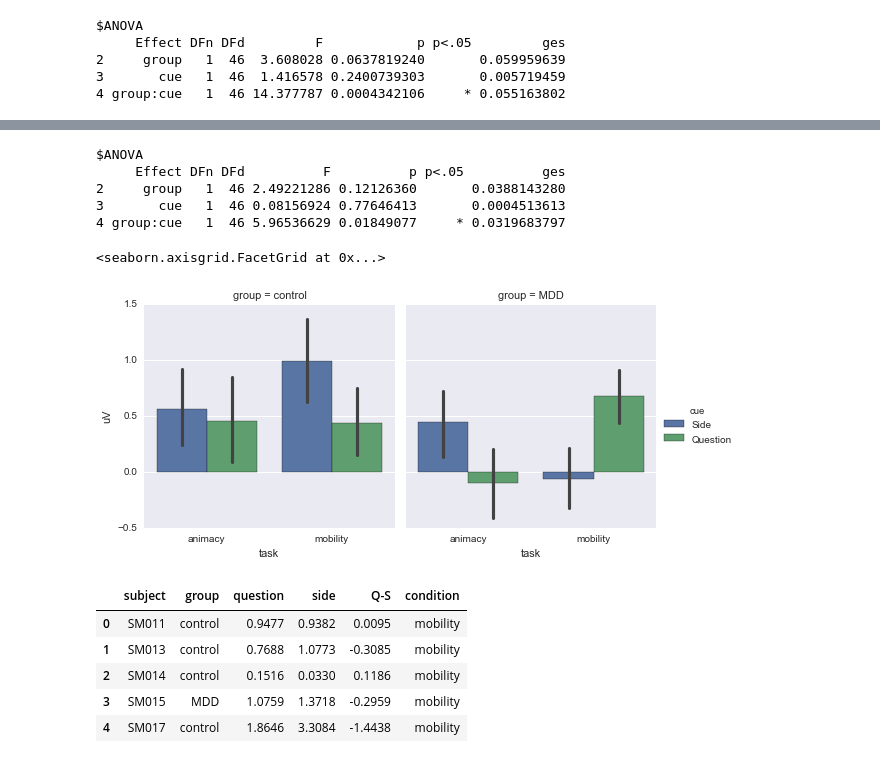
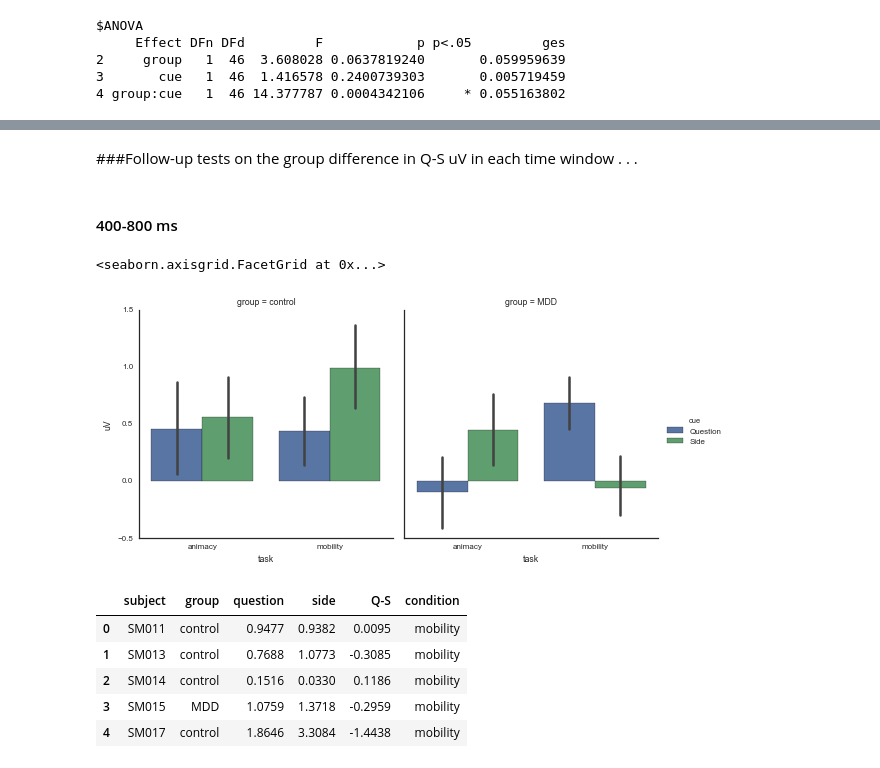
Before and after one commit to dgdillon/source-mem-paper, a Jupyter notebook: Source_ReAnalysis.ipynb, the cells around one changed output, grey strips where cells are left out. Cells and saved outputs as stored; diff of their text form; code cells hidden in the pictures.

```diff
--- a/Source_ReAnalysis.ipynb
+++ b/Source_ReAnalysis.ipynb
@@ -1553,6 +1592,8 @@ So the **bottom line** with respect to confidence is that everybody is more conf
 ## ERPs
 # %% [markdown]
 Let's try the same Group x Cue x Task approach with the ANOVAs, relying on the MUT. The challenge with that is that's it not possible to simply run the ANOVA in one-step, so we will need to do it in a more piecemeal fashion. Here's how: (1) in controls, compute a "mobility - animacy" difference wave under the Question cue (so Q:M-A), repeat that under the Side cue (so S:M-A), and the compute a difference of differences (so Q:M-A minus S:M-A); (2) repeat all that in the MDD group; and (3) do Controls vs. MDD for Q:M-A minus S:M-A. That is the equivalent of the full 2 x 2 x 2 ANOVA. If we find significant group differences, we can look at the waveforms in electrodes that show the difference.
+# %%
+path2erps = '/Users/danieldillon/Work/Expts/SOURCE/Analysis/ERPs/'
 # %%
 %cd {path2erps + 'MeanAmps/'}
 # %% [output]
@@ -1562,10 +1603,11 @@ Let's try the same Group x Cue x Task approach with the ANOVAs, relying on the M
 
 def elec2laterality(electrode):
 
-    left = [34,35,40,41,42,46,47,50,51,52,53,57,59,61,65,66,
-            69,71,74,58,60,26,19,24,27,33,67,70]
-    right = [90,91,85,92,96,97,2,4,124,123,122,77,83]
-    midline = [62,72,75]
+    left = [48,49,43,56,44,38,57,63,128,39,45,50,32,33,40,46,58,64,68,34,51,35,41,47,25,26,27,59,65,28,52,36,69,
+           42,23,29,73,24,53,22,60,66,21,20,30,37,70,127,18,19,13,31,54,61,67,74,71,12,7]
+    right = [5,106,126,10,4,112,80,79,78,77,76,82,14,118,105,87,83,9,86,85,84,88,3,124,111,104,93,89,117,92,8,2,
+             123,98,91,90,110,103,116,97,1,122,109,102,96,95,94,115,108,101,125,121,114,100,99,120,113,107,119]
+    midline = [17,15,16,11,6,55,62,72,75,81]
 
     if electrode in left:
         laterality = 'left'
@@ -1975,19 +1997,13 @@ $ANOVA
-# %%
-all_par5_MI = all_par5[all_par5.task == 'mobility']
-%Rpush all_par5_MI
-%R uv_par5_MI <- ezANOVA(dv=uV, wid=subject, within=cue, between=group, data=all_par5_MI)
-%R print(uv_par5_MI)
-# %% [output]
-$ANOVA
-     Effect DFn DFd          F          p p<.05          ges
-2     group   1  46 2.49221286 0.12126360       0.0388143280
-3       cue   1  46 0.08156924 0.77646413       0.0004513613
-4 group:cue   1  46 5.96536629 0.01849077     * 0.0319683797
+# %% [markdown]
+###Follow-up tests on the group difference in Q-S uV in each time window . . .
+# %% [markdown]
+#### 400-800 ms
 # %%
-sns.factorplot(y='uV', x='task', hue='cue',col='group',units='subject',ci=68, kind='bar', data=all_par3)
+sns.factorplot(y='uV', x='task', hue='cue',col='group',units='subject',ci=68, kind='bar', data=all_par3,
+              hue_order=['Question','Side'])
 # %% [output]
 <seaborn.axisgrid.FacetGrid at 0x...>
-[figure, old version]
+[figure, new version]
 # %%
 all_par3_MI.head()
 g = all_par3_MI.groupby(['subject','group','cue'])['uV'].mean()
```
Also changed, not shown: parts of 55 cells of this notebook.
